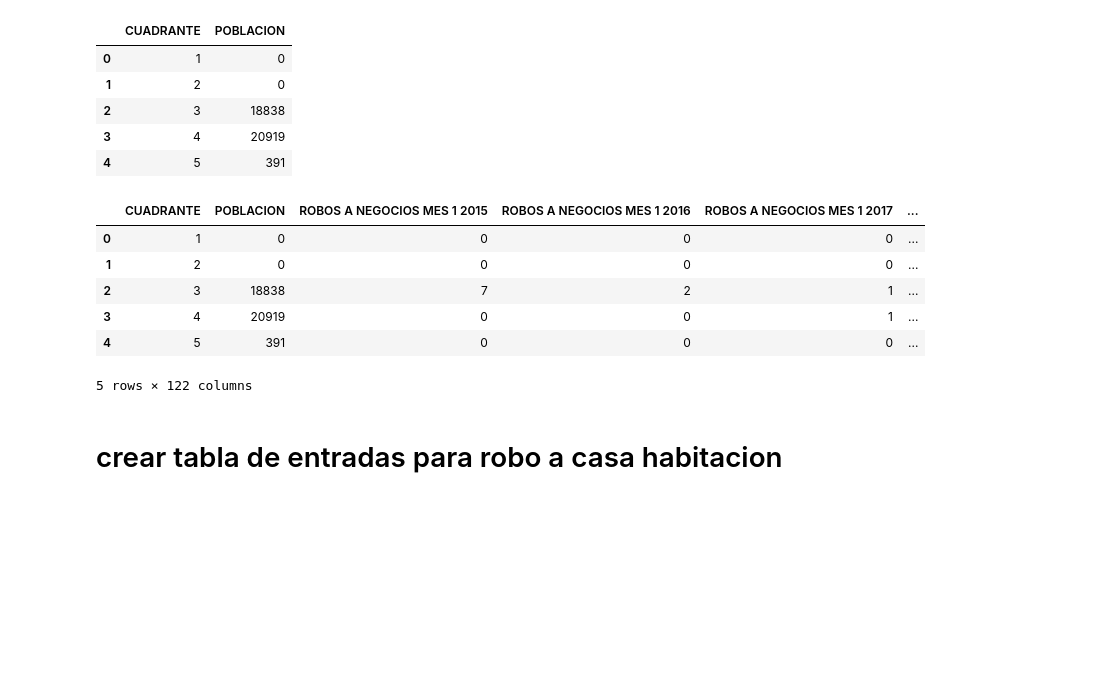
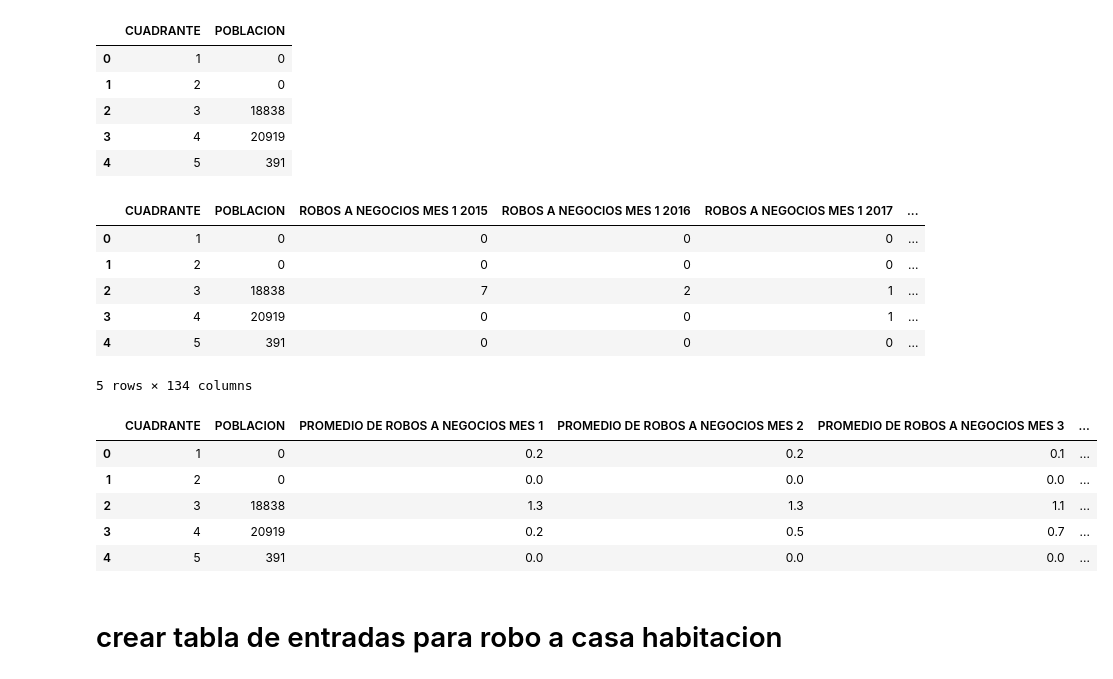
Before and after one commit to CLA-TI3001C-AD2025-G100/A01563230-EDA, a Jupyter notebook: FICOSEC.ipynb, the cells around one changed output. Saved outputs shown, nothing was run; the diff lists cells and outputs as text; code cells hidden in the pictures; blank space fills up the shorter version.

```diff
--- a/FICOSEC.ipynb
+++ b/FICOSEC.ipynb
@@ -290,6 +290,8 @@ for mes in range(1, 13):
     for año in range(2015, 2025):
         # crear columna robos a negocios por mes y año
         cuadrantes_negocios[f'ROBOS A NEGOCIOS MES {mes} {año}'] = cuadrantes_negocios['CUADRANTE'].apply(lambda x: df[(df['CUADRANTE'] == x) & (df['MES'] == mes) & (df['AÑO'] == año) & (df['TIPO'] == 'ROBO A NEGOCIO')].shape[0])
+    # crear columna promedio de robos a  negocios por mes, CALCULANDO LA MEDIA DE ROBOS A NEGOCIOS POR MES
+    cuadrantes_negocios[f'PROMEDIO DE ROBOS A NEGOCIOS MES {mes}'] = cuadrantes_negocios['CUADRANTE'].apply(lambda x: df[(df['CUADRANTE'] == x) & (df['MES'] == mes) & (df['TIPO'] == 'ROBO A NEGOCIO')].shape[0] / 10)
 cuadrantes_negocios.head()
 # %% [output]
 |  | CUADRANTE | POBLACION | ROBOS A NEGOCIOS MES 1 2015 | ROBOS A NEGOCIOS MES 1 2016 | ROBOS A NEGOCIOS MES 1 2017 | ... |
@@ -298,7 +300,19 @@ cuadrantes_negocios.head()
 | 2 | 3 | 18838 | 7 | 2 | 1 | ... |
 | 3 | 4 | 20919 | 0 | 0 | 1 | ... |
 | 4 | 5 | 391 | 0 | 0 | 0 | ... |
-5 rows × 122 columns
+5 rows × 134 columns
+# %%
+# eliminar todas las columnas menos CUADRANTE, POBLACION y las de PROMEDIO DE ROBOS A NEGOCIOS MES 1 hasta PROMEDIO DE ROBOS A NEGOCIOS MES 12
+columnas_a_conservar = ['CUADRANTE', 'POBLACION'] + [f'PROMEDIO DE ROBOS A NEGOCIOS MES {mes}' for mes in range(1, 13)]
+cuadrantes_negocios = cuadrantes_negocios[columnas_a_conservar]
+cuadrantes_negocios.head()
+# %% [output]
+|  | CUADRANTE | POBLACION | PROMEDIO DE ROBOS A NEGOCIOS MES 1 | PROMEDIO DE ROBOS A NEGOCIOS MES 2 | PROMEDIO DE ROBOS A NEGOCIOS MES 3 | ... |
+| 0 | 1 | 0 | 0.2 | 0.2 | 0.1 | ... |
+| 1 | 2 | 0 | 0.0 | 0.0 | 0.0 | ... |
+| 2 | 3 | 18838 | 1.3 | 1.3 | 1.1 | ... |
+| 3 | 4 | 20919 | 0.2 | 0.5 | 0.7 | ... |
+| 4 | 5 | 391 | 0.0 | 0.0 | 0.0 | ... |
 # %%
 # exportar cuadrantes_negocios a un archivo csv
 cuadrantes_negocios.to_csv("cuadrantes_negocios.csv", index=False)
```
Also changed, not shown: 2 other files.
